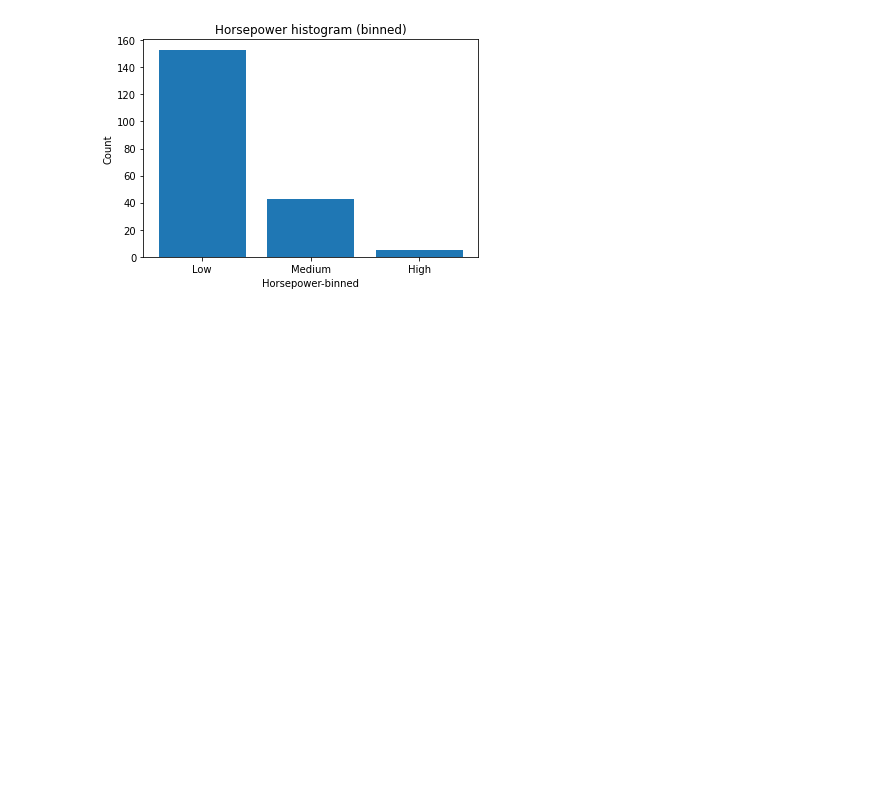
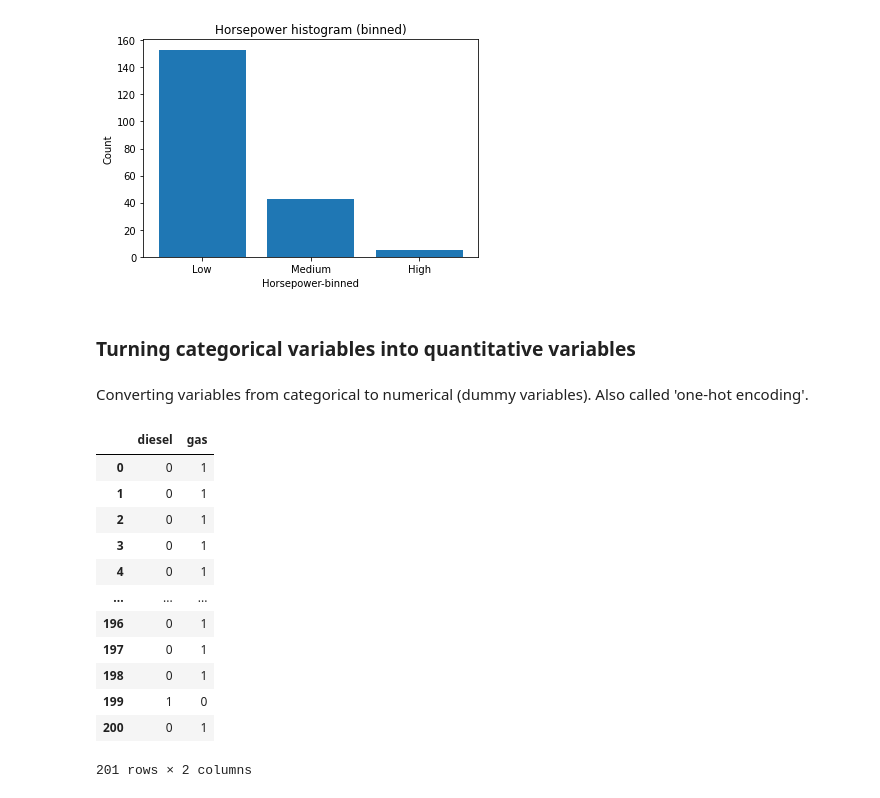
Before and after one commit to MehediEhteshum/CarPriceDataWranglingViz, a Jupyter notebook: CarPrice-DataWrangling&Viz.ipynb, the cells around one changed output. Cells and saved outputs as stored; diff of their text form; code cells hidden in the pictures; blank space fills up the shorter version.

```diff
--- a/CarPrice-DataWrangling&Viz.ipynb
+++ b/CarPrice-DataWrangling&Viz.ipynb
@@ -291,3 +291,25 @@ plt.title("Horsepower histogram (binned)")
 # %% [output]
 Text(0.5, 1.0, 'Horsepower histogram (binned)')
 [figure]
+# %% [markdown]
+<h3>Turning categorical variables into quantitative variables</h3>
+# %% [markdown]
+Converting variables from categorical to numerical (dummy variables). Also called 'one-hot encoding'.
+# %%
+# Assigning dummy numbers for different values.
+dummy_fueltyp = pd.get_dummies(df["fuel-type"])
+dummy_fueltyp
+# %% [output]
+|  | diesel | gas |
+| 0 | 0 | 1 |
+| 1 | 0 | 1 |
+| 2 | 0 | 1 |
+| 3 | 0 | 1 |
+| 4 | 0 | 1 |
+| ... | ... | ... |
+| 196 | 0 | 1 |
+| 197 | 0 | 1 |
+| 198 | 0 | 1 |
+| 199 | 1 | 0 |
+| 200 | 0 | 1 |
+201 rows × 2 columns
```
Also changed, not shown: parts of 9 cells of this notebook, 1 other file.
